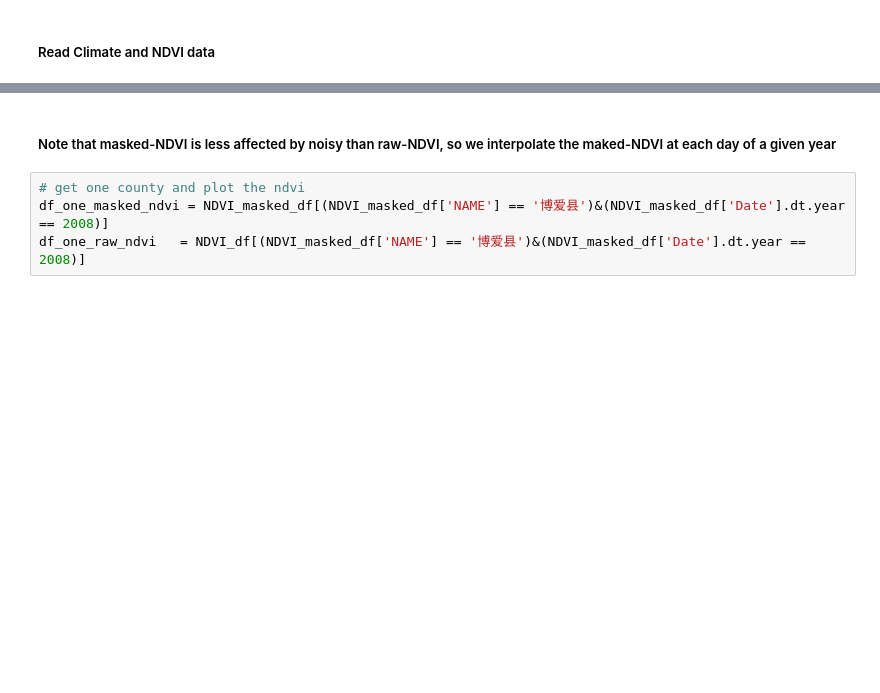
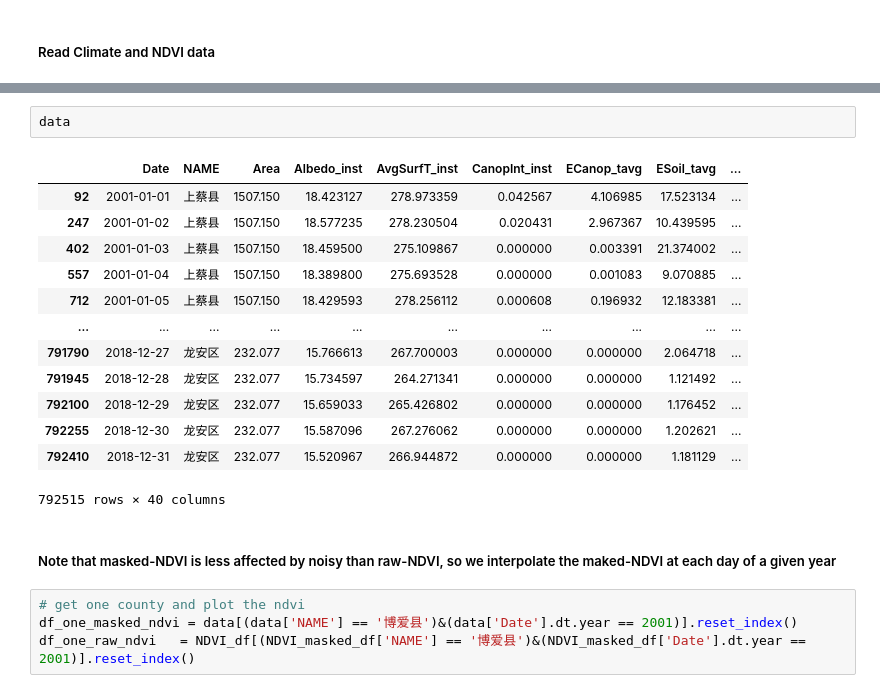
Before and after one commit to wangjinzhulala/Agricultural_production, a Jupyter notebook: Step_2_Calculate_MODIS_with_admin_boundary/02_Arrange_MODIS_and_Climate_data.ipynb, the cells around one changed output, grey strips where cells are left out. Cells and saved outputs as stored; diff of their text form; blank space fills up the shorter version.

```diff
--- a/Step_2_Calculate_MODIS_with_admin_boundary/02_Arrange_MODIS_and_Climate_data.ipynb
+++ b/Step_2_Calculate_MODIS_with_admin_boundary/02_Arrange_MODIS_and_Climate_data.ipynb
@@ -87,9 +100,25 @@ NDVI_masked_df.reset_index(inplace=True,drop=True)
+# %%
+data
+# %% [output]
+|  | Date | NAME | Area | Albedo_inst | AvgSurfT_inst | CanopInt_inst | ECanop_tavg | ESoil_tavg | ... |
+| 92 | 2001-01-01 | 上蔡县 | 1507.150 | 18.423127 | 278.973359 | 0.042567 | 4.106985 | 17.523134 | ... |
+| 247 | 2001-01-02 | 上蔡县 | 1507.150 | 18.577235 | 278.230504 | 0.020431 | 2.967367 | 10.439595 | ... |
+| 402 | 2001-01-03 | 上蔡县 | 1507.150 | 18.459500 | 275.109867 | 0.000000 | 0.003391 | 21.374002 | ... |
+| 557 | 2001-01-04 | 上蔡县 | 1507.150 | 18.389800 | 275.693528 | 0.000000 | 0.001083 | 9.070885 | ... |
+| 712 | 2001-01-05 | 上蔡县 | 1507.150 | 18.429593 | 278.256112 | 0.000608 | 0.196932 | 12.183381 | ... |
+| ... | ... | ... | ... | ... | ... | ... | ... | ... | ... |
+| 791790 | 2018-12-27 | 龙安区 | 232.077 | 15.766613 | 267.700003 | 0.000000 | 0.000000 | 2.064718 | ... |
+| 791945 | 2018-12-28 | 龙安区 | 232.077 | 15.734597 | 264.271341 | 0.000000 | 0.000000 | 1.121492 | ... |
+| 792100 | 2018-12-29 | 龙安区 | 232.077 | 15.659033 | 265.426802 | 0.000000 | 0.000000 | 1.176452 | ... |
+| 792255 | 2018-12-30 | 龙安区 | 232.077 | 15.587096 | 267.276062 | 0.000000 | 0.000000 | 1.202621 | ... |
+| 792410 | 2018-12-31 | 龙安区 | 232.077 | 15.520967 | 266.944872 | 0.000000 | 0.000000 | 1.181129 | ... |
+792515 rows × 40 columns
 # %% [markdown]
 ##### Note that masked-NDVI is less affected by noisy than raw-NDVI, so we interpolate the maked-NDVI at each day of a given year
 # %%
 # get one county and plot the ndvi
-df_one_masked_ndvi = NDVI_masked_df[(NDVI_masked_df['NAME'] == '博爱县')&(NDVI_masked_df['Date'].dt.year == 2008)]
-df_one_raw_ndvi   = NDVI_df[(NDVI_masked_df['NAME'] == '博爱县')&(NDVI_masked_df['Date'].dt.year == 2008)]
+df_one_masked_ndvi = data[(data['NAME'] == '博爱县')&(data['Date'].dt.year == 2001)].reset_index()
+df_one_raw_ndvi   = NDVI_df[(NDVI_masked_df['NAME'] == '博爱县')&(NDVI_masked_df['Date'].dt.year == 2001)].reset_index()
 # %%
 plt.figure(figsize=(12,8))
 sns.scatterplot(data=df_one_masked_ndvi,x='Date',y='NDVI',label='masked')
```
Also changed, not shown: parts of 15 cells of this notebook, 3 other files.
